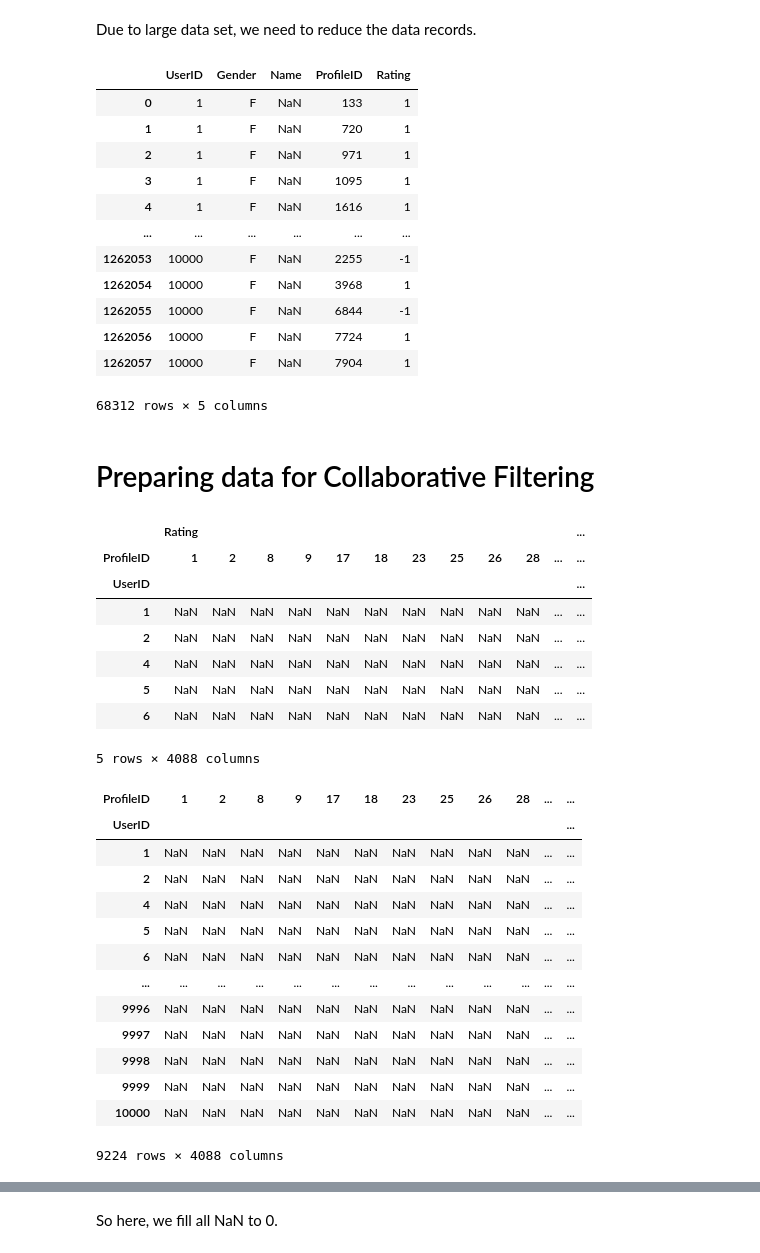
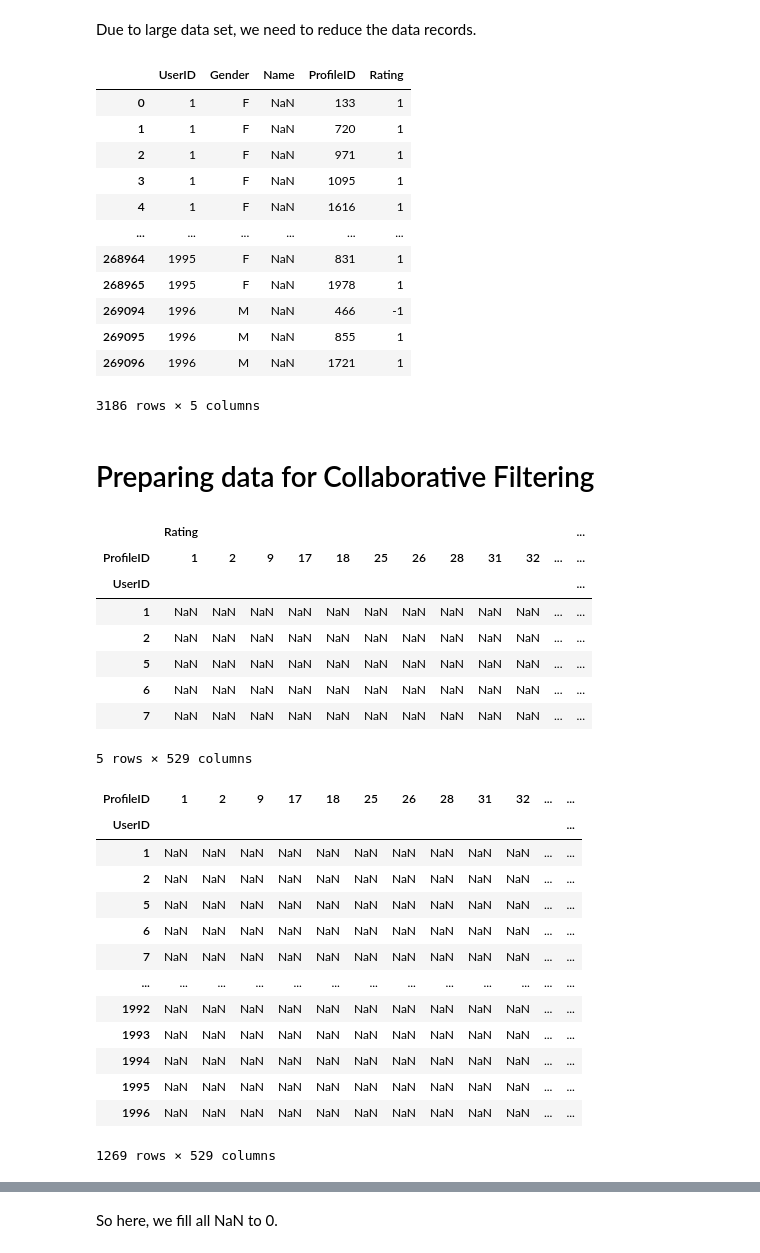
Before and after one commit to IamMrandrew/recommender-system-collaborative-filtering, a Jupyter notebook: RecommenderSystemCollaborativeFiltering.ipynb, the cells around one changed output, grey strips where cells are left out. Saved outputs shown, nothing was run; the diff lists cells and outputs as text; code cells hidden in the pictures.

```diff
--- a/RecommenderSystemCollaborativeFiltering.ipynb
+++ b/RecommenderSystemCollaborativeFiltering.ipynb
@@ -73,22 +71,22 @@ ratings
 # %% [markdown]
 Due to large data set, we need to reduce the data records.
 # %%
-ratings = ratings[(ratings["UserID"] <= 10000) & (ratings["ProfileID"] <= 10000)]
+ratings = ratings[(ratings["UserID"] <= 3000) & (ratings["ProfileID"] <= 3000)]
 ratings
 # %% [output]
 |  | UserID | Gender | Name | ProfileID | Rating |
 | 0 | 1 | F | NaN | 133 | 1 |
 | 1 | 1 | F | NaN | 720 | 1 |
 | 2 | 1 | F | NaN | 971 | 1 |
 | 3 | 1 | F | NaN | 1095 | 1 |
 | 4 | 1 | F | NaN | 1616 | 1 |
 | ... | ... | ... | ... | ... | ... |
-| 1262053 | 10000 | F | NaN | 2255 | -1 |
-| 1262054 | 10000 | F | NaN | 3968 | 1 |
-| 1262055 | 10000 | F | NaN | 6844 | -1 |
-| 1262056 | 10000 | F | NaN | 7724 | 1 |
-| 1262057 | 10000 | F | NaN | 7904 | 1 |
+| 268964 | 1995 | F | NaN | 831 | 1 |
+| 268965 | 1995 | F | NaN | 1978 | 1 |
+| 269094 | 1996 | M | NaN | 466 | -1 |
+| 269095 | 1996 | M | NaN | 855 | 1 |
+| 269096 | 1996 | M | NaN | 1721 | 1 |
-68312 rows × 5 columns
+3186 rows × 5 columns
 # %% [markdown]
 # Preparing data for Collaborative Filtering
 # %%
@@ -97,14 +95,14 @@ user_ratings = ratings.pivot_table(index=["UserID"], columns=["ProfileID"], valu
 user_ratings.head()
 # %% [output]
 |  | Rating |  |  |  |  |  |  |  |  |  |  | ... |
-| ProfileID | 1 | 2 | 8 | 9 | 17 | 18 | 23 | 25 | 26 | 28 | ... | ... |
+| ProfileID | 1 | 2 | 9 | 17 | 18 | 25 | 26 | 28 | 31 | 32 | ... | ... |
 | UserID |  |  |  |  |  |  |  |  |  |  |  | ... |
 | 1 | NaN | NaN | NaN | NaN | NaN | NaN | NaN | NaN | NaN | NaN | ... | ... |
 | 2 | NaN | NaN | NaN | NaN | NaN | NaN | NaN | NaN | NaN | NaN | ... | ... |
-| 4 | NaN | NaN | NaN | NaN | NaN | NaN | NaN | NaN | NaN | NaN | ... | ... |
 | 5 | NaN | NaN | NaN | NaN | NaN | NaN | NaN | NaN | NaN | NaN | ... | ... |
 | 6 | NaN | NaN | NaN | NaN | NaN | NaN | NaN | NaN | NaN | NaN | ... | ... |
+| 7 | NaN | NaN | NaN | NaN | NaN | NaN | NaN | NaN | NaN | NaN | ... | ... |
-5 rows × 4088 columns
+5 rows × 529 columns
 # %%
 # Clear pivot table structure to extra index and columns
 
@@ -119,20 +117,20 @@ user_ratings_df.drop("UserID", axis="columns", inplace=True)
 
 user_ratings_df
 # %% [output]
-| ProfileID | 1 | 2 | 8 | 9 | 17 | 18 | 23 | 25 | 26 | 28 | ... | ... |
+| ProfileID | 1 | 2 | 9 | 17 | 18 | 25 | 26 | 28 | 31 | 32 | ... | ... |
 | UserID |  |  |  |  |  |  |  |  |  |  |  | ... |
 | 1 | NaN | NaN | NaN | NaN | NaN | NaN | NaN | NaN | NaN | NaN | ... | ... |
 | 2 | NaN | NaN | NaN | NaN | NaN | NaN | NaN | NaN | NaN | NaN | ... | ... |
-| 4 | NaN | NaN | NaN | NaN | NaN | NaN | NaN | NaN | NaN | NaN | ... | ... |
 | 5 | NaN | NaN | NaN | NaN | NaN | NaN | NaN | NaN | NaN | NaN | ... | ... |
 | 6 | NaN | NaN | NaN | NaN | NaN | NaN | NaN | NaN | NaN | NaN | ... | ... |
+| 7 | NaN | NaN | NaN | NaN | NaN | NaN | NaN | NaN | NaN | NaN | ... | ... |
 | ... | ... | ... | ... | ... | ... | ... | ... | ... | ... | ... | ... | ... |
-| 9996 | NaN | NaN | NaN | NaN | NaN | NaN | NaN | NaN | NaN | NaN | ... | ... |
-| 9997 | NaN | NaN | NaN | NaN | NaN | NaN | NaN | NaN | NaN | NaN | ... | ... |
-| 9998 | NaN | NaN | NaN | NaN | NaN | NaN | NaN | NaN | NaN | NaN | ... | ... |
-| 9999 | NaN | NaN | NaN | NaN | NaN | NaN | NaN | NaN | NaN | NaN | ... | ... |
-| 10000 | NaN | NaN | NaN | NaN | NaN | NaN | NaN | NaN | NaN | NaN | ... | ... |
+| 1992 | NaN | NaN | NaN | NaN | NaN | NaN | NaN | NaN | NaN | NaN | ... | ... |
+| 1993 | NaN | NaN | NaN | NaN | NaN | NaN | NaN | NaN | NaN | NaN | ... | ... |
+| 1994 | NaN | NaN | NaN | NaN | NaN | NaN | NaN | NaN | NaN | NaN | ... | ... |
+| 1995 | NaN | NaN | NaN | NaN | NaN | NaN | NaN | NaN | NaN | NaN | ... | ... |
+| 1996 | NaN | NaN | NaN | NaN | NaN | NaN | NaN | NaN | NaN | NaN | ... | ... |
-9224 rows × 4088 columns
+1269 rows × 529 columns
 # %%
 from sklearn.model_selection import train_test_split
 
```
Also changed, not shown: parts of 5 cells of this notebook, 1 other file.
